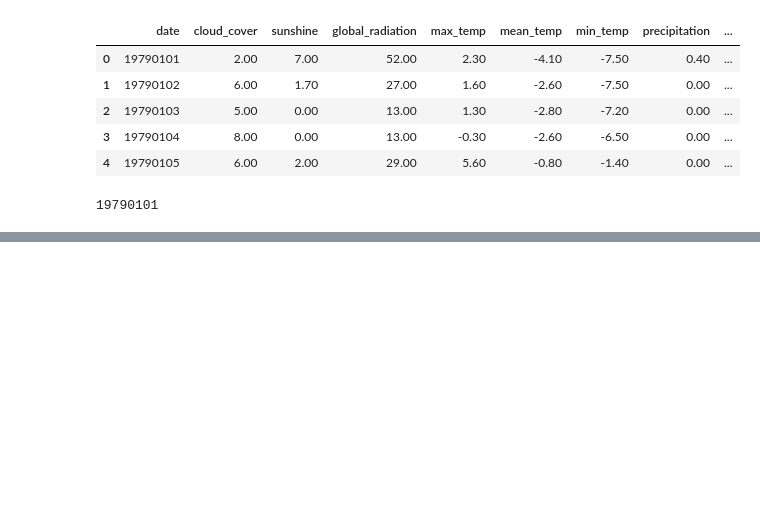
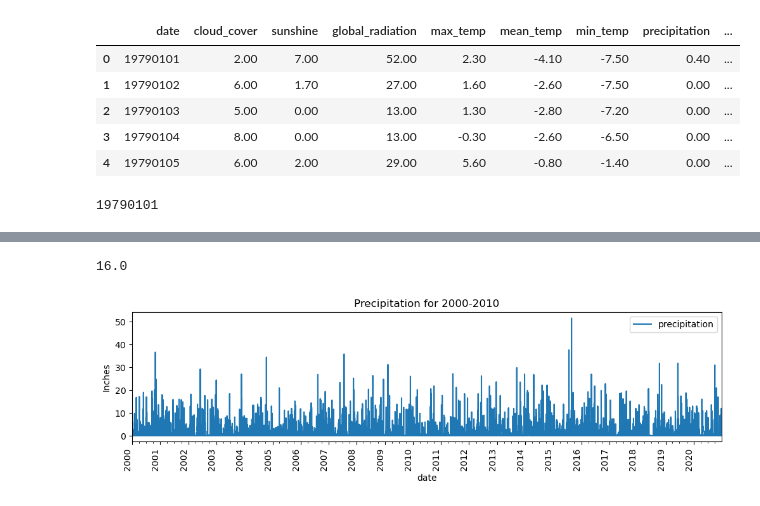
Before and after one commit to K-Pridge/TABLEAU-SARIMA-MODELS-PROJECT, a Jupyter notebook: Resampling_Datetime_Data.ipynb, the cells around one changed output, grey strips where cells are left out. Saved outputs shown, nothing was run; the diff lists cells and outputs as text; code cells hidden in the pictures; blank space fills up the shorter version.

```diff
--- a/Resampling_Datetime_Data.ipynb
+++ b/Resampling_Datetime_Data.ipynb
@@ -96,0 +101,5 @@ KeyError: '1980'
+# %%
+df = df.loc['2000':, ['precipitation', 'mean_temp', 'min_temp',
+                      'max_temp', 'snow_depth']]
+
+df
@@ -96,0 +130,5 @@ KeyError: '1980'
+# %%
+## interpolating temperature measures
+df['mean_temp'] = df['mean_temp'].interpolate()
+df['max_temp'] = df['max_temp'].interpolate()
+df['min_temp'] = df['min_temp'].interpolate()
@@ -96,0 +144,4 @@ KeyError: '1980'
+# %%
+# filling preciptation/snow with 0
+df['precipitation'] = df['precipitation'].fillna(0)
+df['snow_depth'] = df['snow_depth'].fillna(0)
@@ -96,0 +159,4 @@ KeyError: '1980'
+# %%
+precipitation_col = ['precipitation']
+plot_df = df.loc['2000':,precipitation_col]
+plot_df
@@ -96,0 +207,28 @@ KeyError: '1980'
+# %%
+ts_MS.max()
+# %% [output]
+16.0
+# %%
+ax = plot_df.plot(figsize=(12,3))
+ax.set( title='Precipitation for 2000-2010',
+      ylabel='Inches')
+
+# customize major ticks
+major_loc =  mdates.YearLocator(1)
+major_fmt = mdates.DateFormatter("%Y")
+
+ax.xaxis.set_major_locator(major_loc)
+ax.xaxis.set_major_formatter(major_fmt)
+
+
+# customize minor ticks
+minor_loc =  mdates.MonthLocator(interval=3)
+
+ax.xaxis.set_minor_locator(minor_loc)
+
+
+## Final xdate tweaks
+fig = ax.get_figure()
+fig.autofmt_xdate(which='major',rotation=90)
+# %% [output]
+[figure, added]
```
Also changed, not shown: parts of 20 cells of this notebook.
